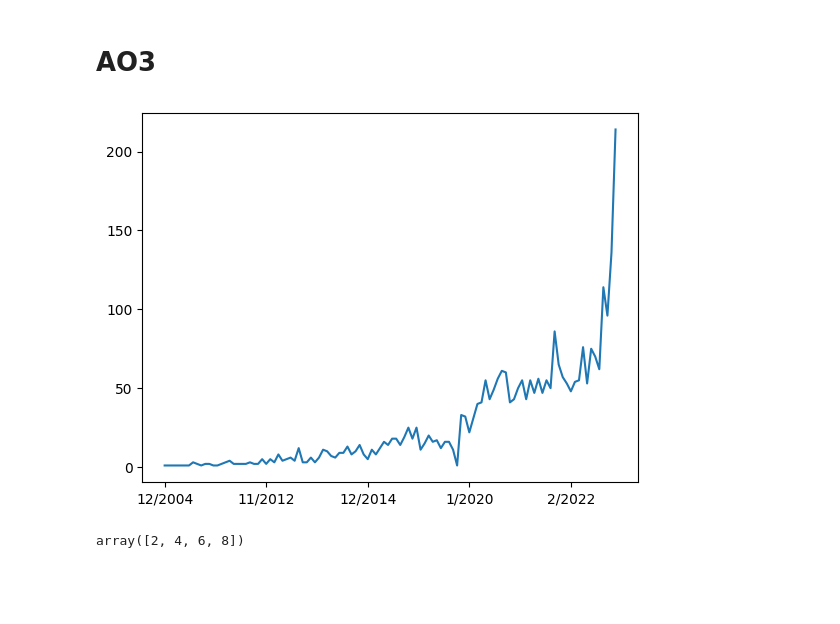
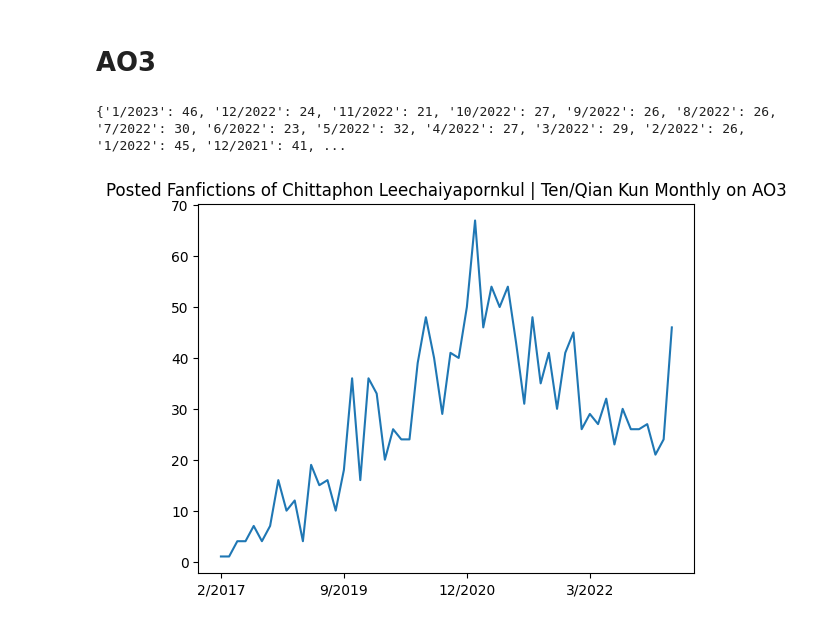
Before and after one commit to tundraElie/web_scrapping, a Jupyter notebook: ao3.ipynb, the cells around one changed output. Drawn from its saved outputs; the diff is of its cells as text; code cells hidden in the pictures; blank space fills up the shorter version.

```diff
--- a/ao3.ipynb
+++ b/ao3.ipynb
@@ -33,23 +10,43 @@ d = graficosTagsAO3(Tag='Blood%20Magic', Freq='Monthly')
 # %%
 import pandas as pd
 import numpy as np
-# %%
-lists =reversed(d.items()) # sorted by key, return a list of tuples
-
-x, y = zip(*lists) # unpack a list of pairs into two tuples
-
-fig, ax = plt.subplots(1,1)
-ax.plot(x,y)
-# Set number of ticks for x-axis
-ax.set_xticks(x)
-# Set ticks labels for x-axis
-ax.xaxis.set_major_locator(plt.MaxNLocator(6))
-
-
-plt.show()
-# %% [output]
-[figure, removed]
-# %%
-np.arange(2,10,2)
-# %% [output]
-array([2, 4, 6, 8])
+# %%
+def graficosTagsAO3(Cant=0, Tag='Childhood%20Friends', Freq='Daily'):
+  url = 'https://archiveofourown.org/tags/{}/works?page=1'.format(Tag)
+  page = requests.get(url)
+  soup = BeautifulSoup(page.text, 'html.parser')
+  if Cant == 0 :
+    count = soup.find_all("ol", class_="pagination actions")[0].get_text().split(' ')[-3]
+  else:
+    count = Cant
+  dicc = {}
+  for i in tqdm(range(int(count))):
+    url = 'https://archiveofourown.org/tags/'+Tag+'/works?page='+str(i)
+    page = requests.get(url)
+    soup = BeautifulSoup(page.text, 'html.parser')
+    for el in soup.find_all("p", class_="datetime"):
+      if Freq == 'Daily':
+        eltext = el.get_text().replace(' Jan ', "/1/").replace(' Feb ', "/2/").replace(' Mar ', "/3/").replace(' Apr ', "/4/").replace(' May ', "/5/").replace(' Jun ', "/6/").replace(' Jul ', "/7/").replace(' Aug ', "/8/").replace(' Sep ', "/9/").replace(' Oct ', "/10/").replace(' Nov ', "/11/").replace(' Dec ', "/12/")
+      else:
+        eltext = el.get_text()[-9:].replace(' Jan ', "1/").replace(' Feb ', "2/").replace(' Mar ', "3/").replace(' Apr ', "4/").replace(' May ', "5/").replace(' Jun ', "6/").replace(' Jul ', "7/").replace(' Aug ', "8/").replace(' Sep ', "9/").replace(' Oct ', "10/").replace(' Nov ', "11/").replace(' Dec ', "12/")
+      if eltext in dicc:
+        dicc[eltext] += 1
+      else:
+        dicc[eltext] = 1
+  print(dicc)
+  lists =reversed(dicc.items()) # sorted by key, return a list of tuples
+  x, y = zip(*lists) # unpack a list of pairs into two tuples
+  fig, ax = plt.subplots(1,1)
+  ax.plot(x,y)
+  # Set number of ticks for x-axis
+  ax.set_xticks(x)
+  # Set ticks labels for x-axis
+  ax.xaxis.set_major_locator(plt.MaxNLocator(6))
+  plt.title(f"Posted Fanfictions of {Tag.replace('%20',' ').replace('*s*','/').replace('%7C', '|')} {Freq} on AO3")
+  plt.show()
+  return dicc
+# %%
+d = graficosTagsAO3(Cant=83, Tag='Chittaphon%20Leechaiyapornkul%20%7C%20Ten*s*Qian%20Kun', Freq='Monthly')
+# %% [output]
+{'1/2023': 46, '12/2022': 24, '11/2022': 21, '10/2022': 27, '9/2022': 26, '8/2022': 26, '7/2022': 30, '6/2022': 23, '5/2022': 32, '4/2022': 27, '3/2022': 29, '2/2022': 26, '1/2022': 45, '12/2021': 41, ...
+[figure, added]
```
Also changed, not shown: parts of 2 cells of this notebook.
